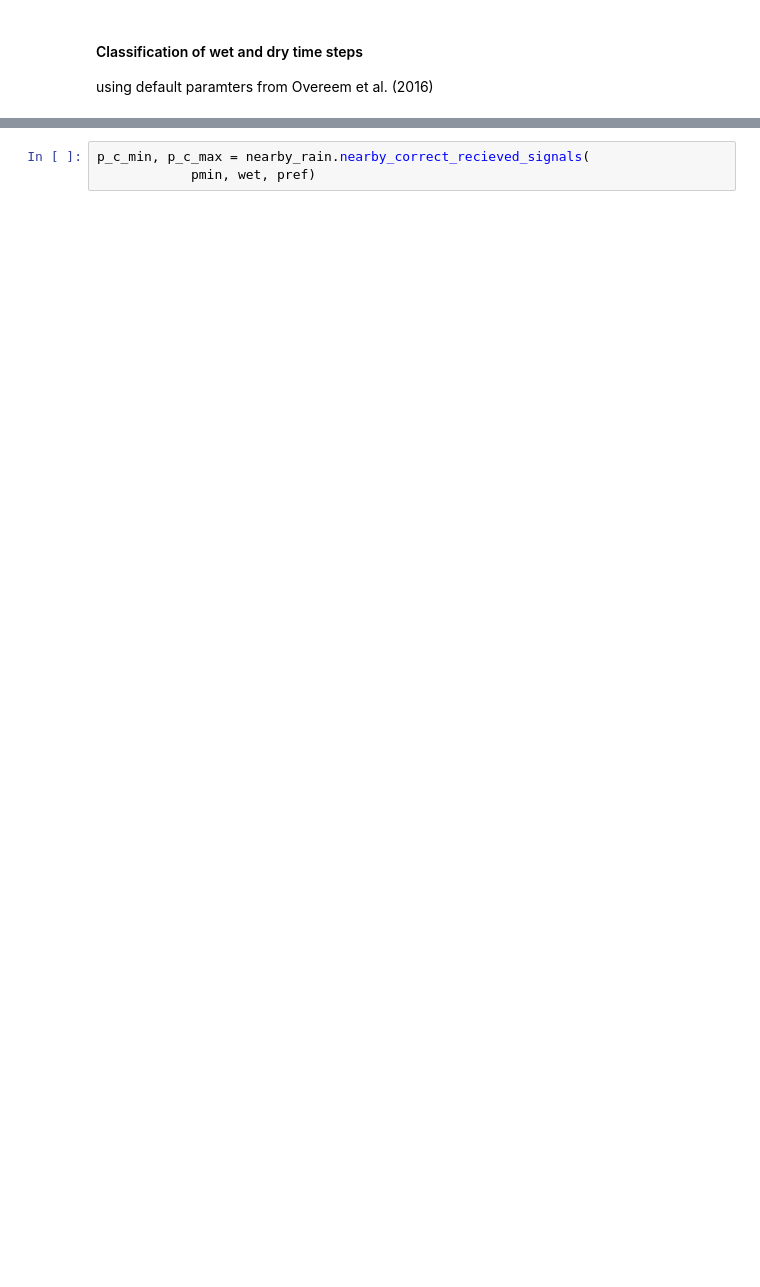
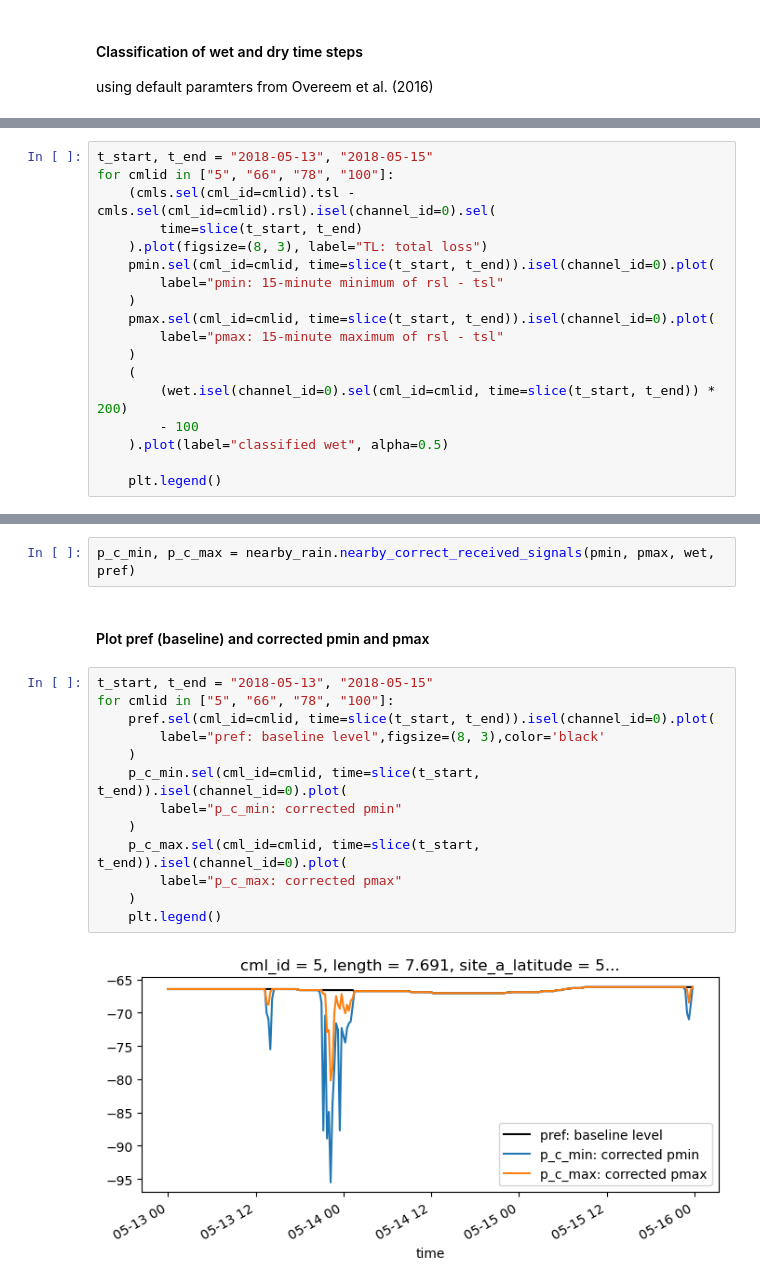
Before and after one commit to pycomlink/pycomlink, a Jupyter notebook: notebooks/Nearby link approach processing example.ipynb, the cells around one changed output, grey strips where cells are left out. Saved outputs shown, nothing was run; the diff lists cells and outputs as text; blank space fills up the shorter version.

```diff
--- a/notebooks/Nearby link approach processing example.ipynb
+++ b/notebooks/Nearby link approach processing example.ipynb
@@ -141,0 +110,18 @@ for cmlid in ["5", "66", "78", "100"]:
+# %%
+t_start, t_end = "2018-05-13", "2018-05-15"
+for cmlid in ["5", "66", "78", "100"]:
+    (cmls.sel(cml_id=cmlid).tsl - cmls.sel(cml_id=cmlid).rsl).isel(channel_id=0).sel(
+        time=slice(t_start, t_end)
+    ).plot(figsize=(8, 3), label="TL: total loss")
+    pmin.sel(cml_id=cmlid, time=slice(t_start, t_end)).isel(channel_id=0).plot(
+        label="pmin: 15-minute minimum of rsl - tsl"
+    )
+    pmax.sel(cml_id=cmlid, time=slice(t_start, t_end)).isel(channel_id=0).plot(
+        label="pmax: 15-minute maximum of rsl - tsl"
+    )
+    (
+        (wet.isel(channel_id=0).sel(cml_id=cmlid, time=slice(t_start, t_end)) * 200)
+        - 100
+    ).plot(label="classified wet", alpha=0.5)
+
+    plt.legend()
@@ -149,3 +142,19 @@ Note that pmax data should be used here if available. If no pmax data is availab
 # %%
-p_c_min, p_c_max = nearby_rain.nearby_correct_recieved_signals(
-            pmin, wet, pref)
+p_c_min, p_c_max = nearby_rain.nearby_correct_received_signals(pmin, pmax, wet, pref)
+# %% [markdown]
+#### Plot pref (baseline) and corrected pmin and pmax
+# %%
+t_start, t_end = "2018-05-13", "2018-05-15"
+for cmlid in ["5", "66", "78", "100"]:
+    pref.sel(cml_id=cmlid, time=slice(t_start, t_end)).isel(channel_id=0).plot(
+        label="pref: baseline level",figsize=(8, 3),color='black'
+    )
+    p_c_min.sel(cml_id=cmlid, time=slice(t_start, t_end)).isel(channel_id=0).plot(
+        label="p_c_min: corrected pmin"
+    )
+    p_c_max.sel(cml_id=cmlid, time=slice(t_start, t_end)).isel(channel_id=0).plot(
+        label="p_c_max: corrected pmax"
+    )
+    plt.legend()
+# %% [output]
+[figure, added]
```
Also changed, not shown: parts of 22 cells of this notebook, 5 other files.
